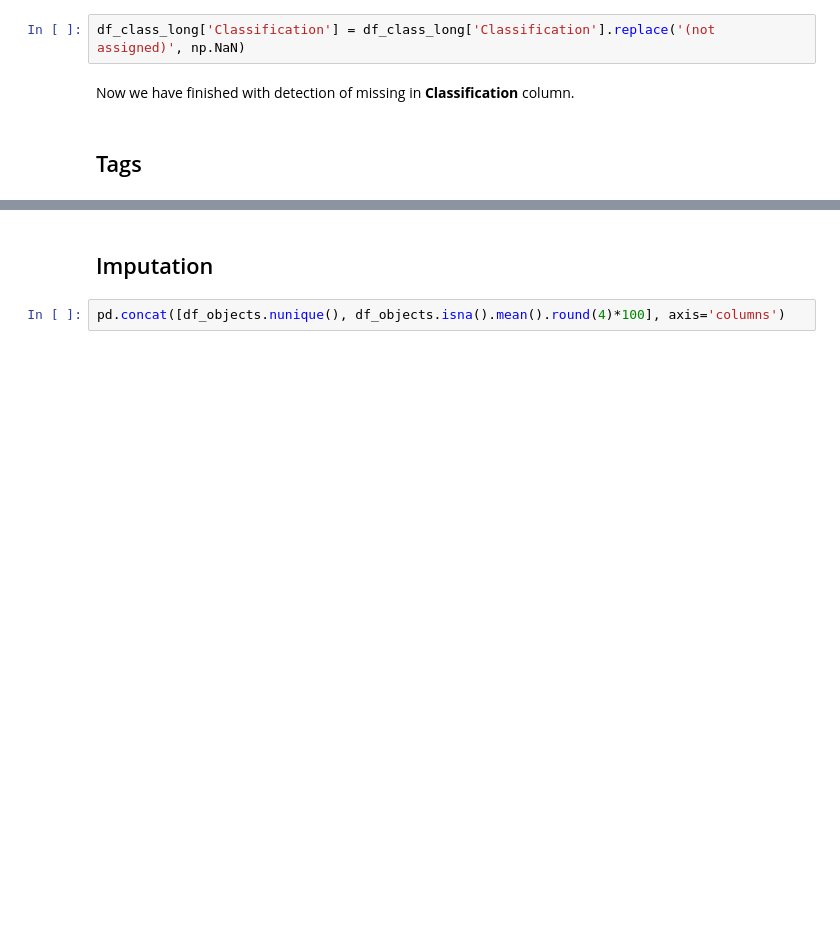
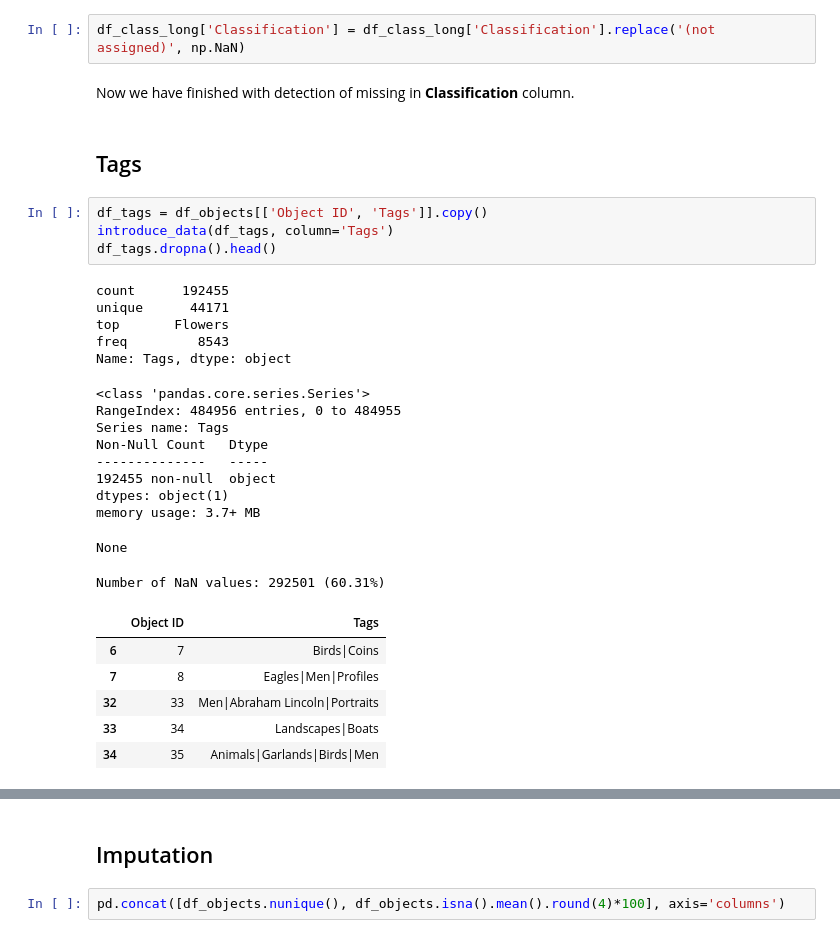
Before and after one commit to nickobard/Data-Preprocessing-Course, a Jupyter notebook: 01/01_homework.ipynb, the cells around one changed output, grey strips where cells are left out. Drawn from its saved outputs; the diff is of its cells as text; blank space fills up the shorter version.

```diff
--- a/01/01_homework.ipynb
+++ b/01/01_homework.ipynb
@@ -1790,3 +1790,29 @@ df_class_long['Classification'] = df_class_long['Classification'].replace('(not
 Now we have finished with detection of missing in **Classification** column.
 # %% [markdown]
 ## Tags
+# %%
+df_tags = df_objects[['Object ID', 'Tags']].copy()
+introduce_data(df_tags, column='Tags')
+df_tags.dropna().head()
+# %% [output]
+count      192455
+unique      44171
+top       Flowers
+freq         8543
+Name: Tags, dtype: object
+<class 'pandas.core.series.Series'>
+RangeIndex: 484956 entries, 0 to 484955
+Series name: Tags
+Non-Null Count   Dtype
+--------------   -----
+192455 non-null  object
+dtypes: object(1)
+memory usage: 3.7+ MB
+None
+Number of NaN values: 292501 (60.31%)
+|  | Object ID | Tags |
+| 6 | 7 | Birds|Coins |
+| 7 | 8 | Eagles|Men|Profiles |
+| 32 | 33 | Men|Abraham Lincoln|Portraits |
+| 33 | 34 | Landscapes|Boats |
+| 34 | 35 | Animals|Garlands|Birds|Men |
```
Also changed, not shown: parts of 12 cells of this notebook.
